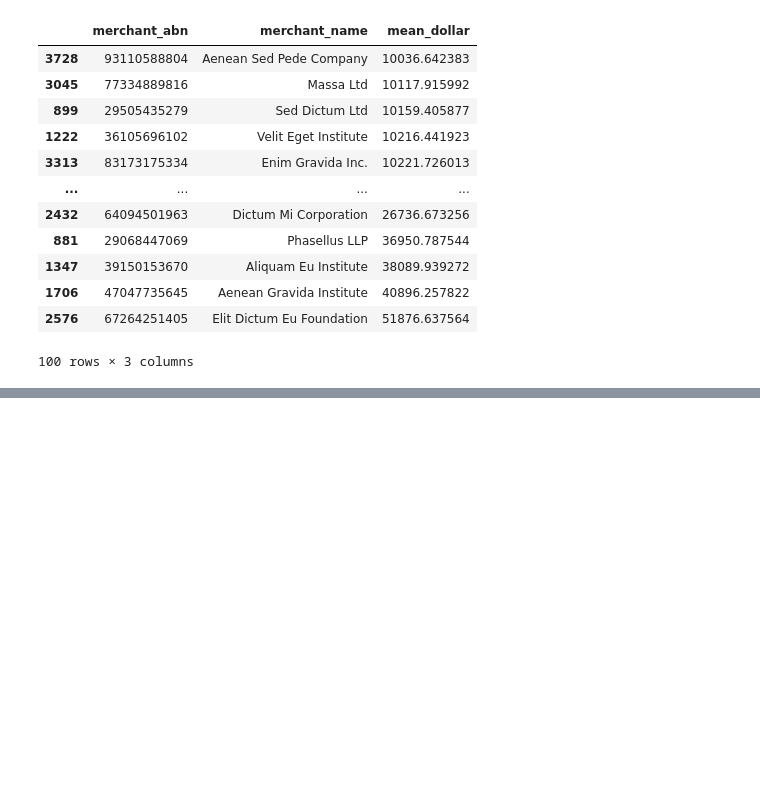
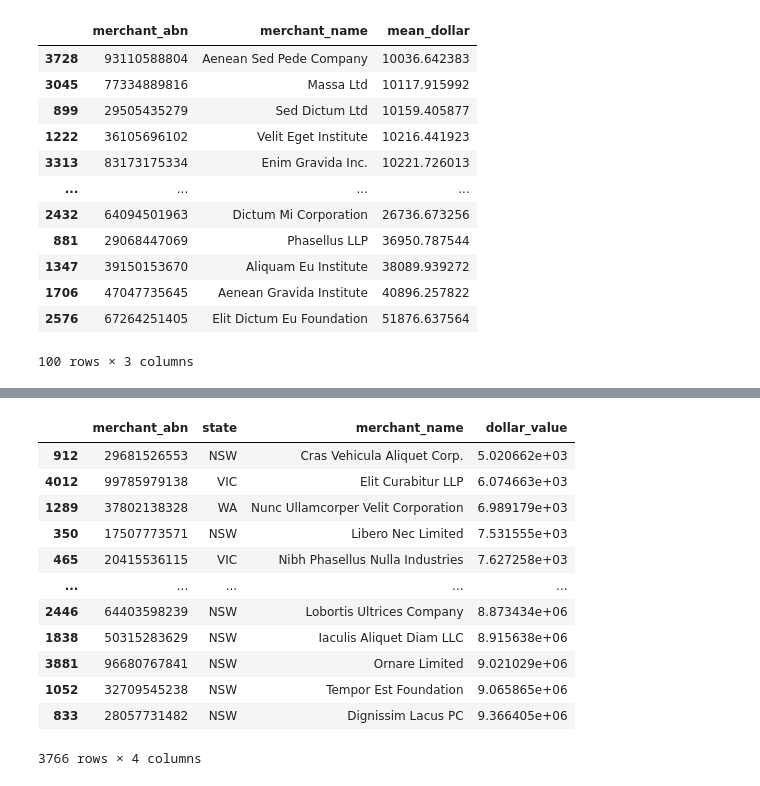
Before and after one commit to MAST30034-Applied-Data-Science/generic-buy-now-pay-later-project-group-17-adsb, a Jupyter notebook: notebooks/Interesting_merchants_analysis.ipynb, the cells around one changed output, grey strips where cells are left out. Cells and saved outputs as stored; diff of their text form; code cells hidden in the pictures; blank space fills up the shorter version.

```diff
--- a/notebooks/Interesting_merchants_analysis.ipynb
+++ b/notebooks/Interesting_merchants_analysis.ipynb
@@ -167,0 +224,18 @@ high_trans.sort_values('mean_dollar')
+# %%
+interesting_merch4 = transactions.groupby('merchant_abn').agg({'state':pd.Series.mode, "merchant_name": lambda x: x.iloc[0],"dollar_value": np.sum}).reset_index()
+interesting_merch4['state']=interesting_merch4['state'].astype(str)
+interesting_merch4.loc[interesting_merch4.state.isin(['NSW','VIC', 'WA'])].sort_values('dollar_value')
+# %% [output]
+|  | merchant_abn | state | merchant_name | dollar_value |
+| 912 | 29681526553 | NSW | Cras Vehicula Aliquet Corp. | 5.020662e+03 |
+| 4012 | 99785979138 | VIC | Elit Curabitur LLP | 6.074663e+03 |
+| 1289 | 37802138328 | WA | Nunc Ullamcorper Velit Corporation | 6.989179e+03 |
+| 350 | 17507773571 | NSW | Libero Nec Limited | 7.531555e+03 |
+| 465 | 20415536115 | VIC | Nibh Phasellus Nulla Industries | 7.627258e+03 |
+| ... | ... | ... | ... | ... |
+| 2446 | 64403598239 | NSW | Lobortis Ultrices Company | 8.873434e+06 |
+| 1838 | 50315283629 | NSW | Iaculis Aliquet Diam LLC | 8.915638e+06 |
+| 3881 | 96680767841 | NSW | Ornare Limited | 9.021029e+06 |
+| 1052 | 32709545238 | NSW | Tempor Est Foundation | 9.065865e+06 |
+| 833 | 28057731482 | NSW | Dignissim Lacus PC | 9.366405e+06 |
+3766 rows × 4 columns
```
Also changed, not shown: parts of 10 cells of this notebook.
